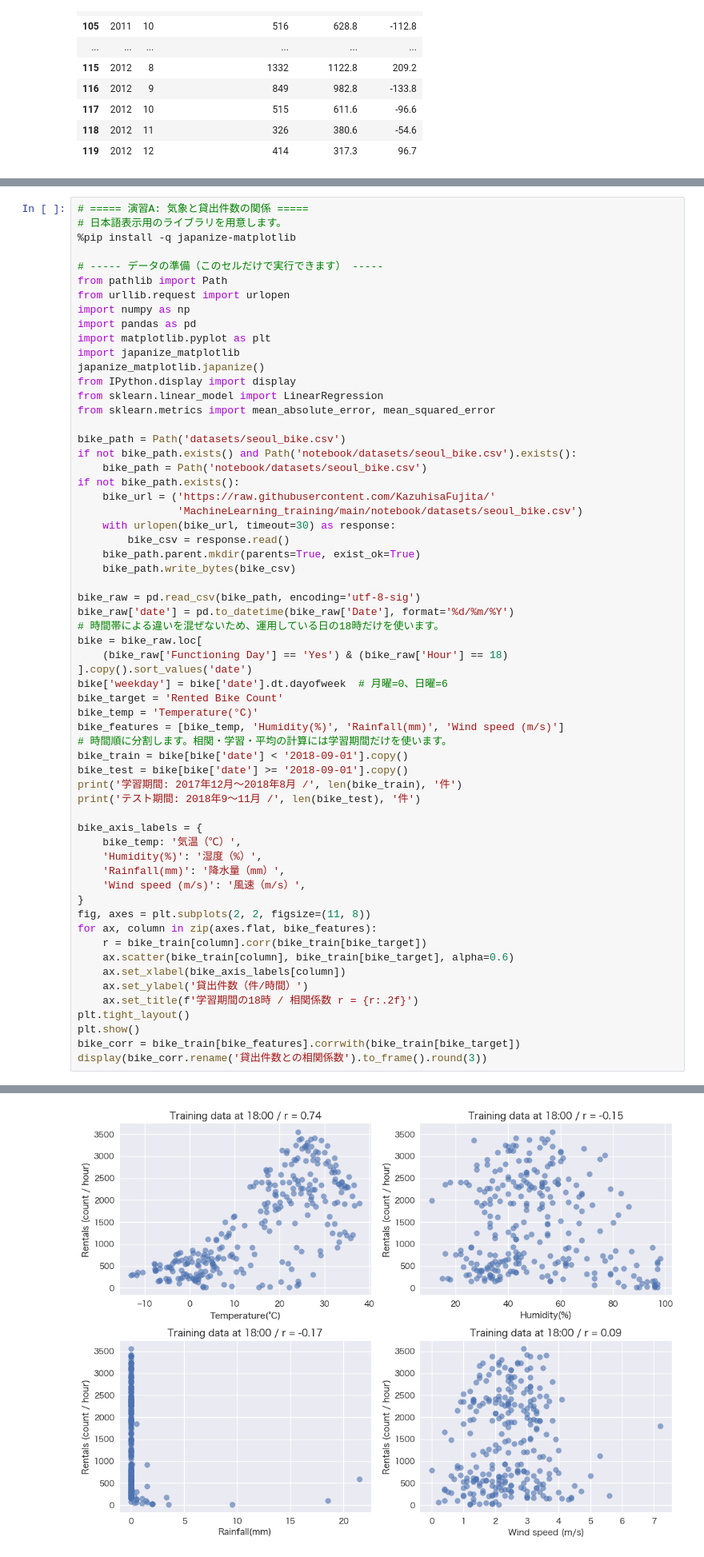
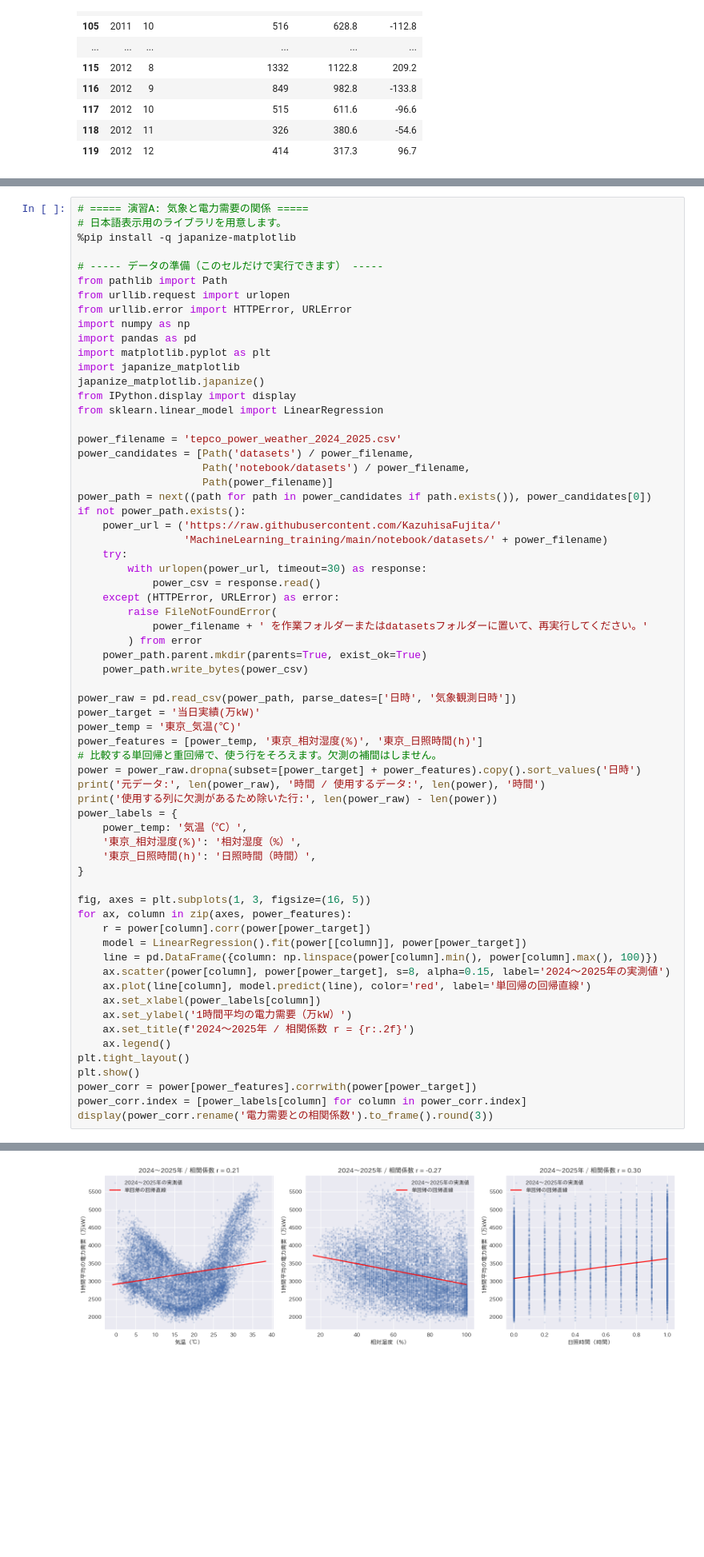
Before and after one commit to KazuhisaFujita/MachineLearning_training, a Jupyter notebook: notebook/lesson03_regression_basic_template.ipynb, the cells around one changed output, grey strips where cells are left out. Shown at 80% size. Drawn from its saved outputs; the diff is of its cells as text; blank space fills up the shorter version.

```diff
--- a/notebook/lesson03_regression_basic_template.ipynb
+++ b/notebook/lesson03_regression_basic_template.ipynb
@@ -530,11 +531,12 @@ display(comparison.round(1))
 # %%
-# ===== 演習A: 気象と貸出件数の関係 =====
+# ===== 演習A: 気象と電力需要の関係 =====
 # 日本語表示用のライブラリを用意します。
 %pip install -q japanize-matplotlib
 
 # ----- データの準備（このセルだけで実行できます） -----
 from pathlib import Path
 from urllib.request import urlopen
+from urllib.error import HTTPError, URLError
 import numpy as np
 import pandas as pd
 import matplotlib.pyplot as plt
@@ -542,50 +544,53 @@ import japanize_matplotlib
 japanize_matplotlib.japanize()
 from IPython.display import display
 from sklearn.linear_model import LinearRegression
-from sklearn.metrics import mean_absolute_error, mean_squared_error
 
-bike_path = Path('datasets/seoul_bike.csv')
-if not bike_path.exists() and Path('notebook/datasets/seoul_bike.csv').exists():
-    bike_path = Path('notebook/datasets/seoul_bike.csv')
-if not bike_path.exists():
-    bike_url = ('https://raw.githubusercontent.com/KazuhisaFujita/'
-                'MachineLearning_training/main/notebook/datasets/seoul_bike.csv')
-    with urlopen(bike_url, timeout=30) as response:
-        bike_csv = response.read()
-    bike_path.parent.mkdir(parents=True, exist_ok=True)
-    bike_path.write_bytes(bike_csv)
+power_filename = 'tepco_power_weather_2024_2025.csv'
+power_candidates = [Path('datasets') / power_filename,
+                    Path('notebook/datasets') / power_filename,
+                    Path(power_filename)]
+power_path = next((path for path in power_candidates if path.exists()), power_candidates[0])
+if not power_path.exists():
+    power_url = ('https://raw.githubusercontent.com/KazuhisaFujita/'
+                 'MachineLearning_training/main/notebook/datasets/' + power_filename)
+    try:
+        with urlopen(power_url, timeout=30) as response:
+            power_csv = response.read()
+    except (HTTPError, URLError) as error:
+        raise FileNotFoundError(
+            power_filename + ' を作業フォルダーまたはdatasetsフォルダーに置いて、再実行してください。'
+        ) from error
+    power_path.parent.mkdir(parents=True, exist_ok=True)
+    power_path.write_bytes(power_csv)
 
-bike_raw = pd.read_csv(bike_path, encoding='utf-8-sig')
-bike_raw['date'] = pd.to_datetime(bike_raw['Date'], format='%d/%m/%Y')
-# 時間帯による違いを混ぜないため、運用している日の18時だけを使います。
-bike = bike_raw.loc[
-    (bike_raw['Functioning Day'] == 'Yes') & (bike_raw['Hour'] == 18)
-].copy().sort_values('date')
-bike['weekday'] = bike['date'].dt.dayofweek  # 月曜=0、日曜=6
-bike_target = 'Rented Bike Count'
-bike_temp = 'Temperature(°C)'
-bike_features = [bike_temp, 'Humidity(%)', 'Rainfall(mm)', 'Wind speed (m/s)']
-# 時間順に分割します。相関・学習・平均の計算には学習期間だけを使います。
-bike_train = bike[bike['date'] < '2018-09-01'].copy()
-bike_test = bike[bike['date'] >= '2018-09-01'].copy()
-print('学習期間: 2017年12月〜2018年8月 /', len(bike_train), '件')
-print('テスト期間: 2018年9〜11月 /', len(bike_test), '件')
+power_raw = pd.read_csv(power_path, parse_dates=['日時', '気象観測日時'])
+power_target = '当日実績(万kW)'
+power_temp = '東京_気温(℃)'
+power_features = [power_temp, '東京_相対湿度(%)', '東京_日照時間(h)']
+# 比較する単回帰と重回帰で、使う行をそろえます。欠測の補間はしません。
+power = power_raw.dropna(subset=[power_target] + power_features).copy().sort_values('日時')
+print('元データ:', len(power_raw), '時間 / 使用するデータ:', len(power), '時間')
+print('使用する列に欠測があるため除いた行:', len(power_raw) - len(power))
+power_labels = {
+    power_temp: '気温（℃）',
+    '東京_相対湿度(%)': '相対湿度（%）',
+    '東京_日照時間(h)': '日照時間（時間）',
+}
 
-bike_axis_labels = {
-    bike_temp: '気温（℃）',
-    'Humidity(%)': '湿度（%）',
-    'Rainfall(mm)': '降水量（mm）',
-    'Wind speed (m/s)': '風速（m/s）',
-}
-fig, axes = plt.subplots(2, 2, figsize=(11, 8))
-for ax, column in zip(axes.flat, bike_features):
-    r = bike_train[column].corr(bike_train[bike_target])
-    ax.scatter(bike_train[column], bike_train[bike_target], alpha=0.6)
-    ax.set_xlabel(bike_axis_labels[column])
-    ax.set_ylabel('貸出件数（件/時間）')
-    ax.set_title(f'学習期間の18時 / 相関係数 r = {r:.2f}')
+fig, axes = plt.subplots(1, 3, figsize=(16, 5))
+for ax, column in zip(axes, power_features):
+    r = power[column].corr(power[power_target])
+    model = LinearRegression().fit(power[[column]], power[power_target])
+    line = pd.DataFrame({column: np.linspace(power[column].min(), power[column].max(), 100)})
+    ax.scatter(power[column], power[power_target], s=8, alpha=0.15, label='2024〜2025年の実測値')
+    ax.plot(line[column], model.predict(line), color='red', label='単回帰の回帰直線')
+    ax.set_xlabel(power_labels[column])
+    ax.set_ylabel('1時間平均の電力需要（万kW）')
+    ax.set_title(f'2024〜2025年 / 相関係数 r = {r:.2f}')
+    ax.legend()
 plt.tight_layout()
 plt.show()
-bike_corr = bike_train[bike_features].corrwith(bike_train[bike_target])
-display(bike_corr.rename('貸出件数との相関係数').to_frame().round(3))
+power_corr = power[power_features].corrwith(power[power_target])
+power_corr.index = [power_labels[column] for column in power_corr.index]
+display(power_corr.rename('電力需要との相関係数').to_frame().round(3))
 # %% [output]
@@ -594 +599 @@ display(bike_corr.rename('貸出件数との相関係数').to_frame().round(3))
-[figure, old version]
+[figure, new version]
```
Also changed, not shown: parts of 26 cells of this notebook, 20 other files.
